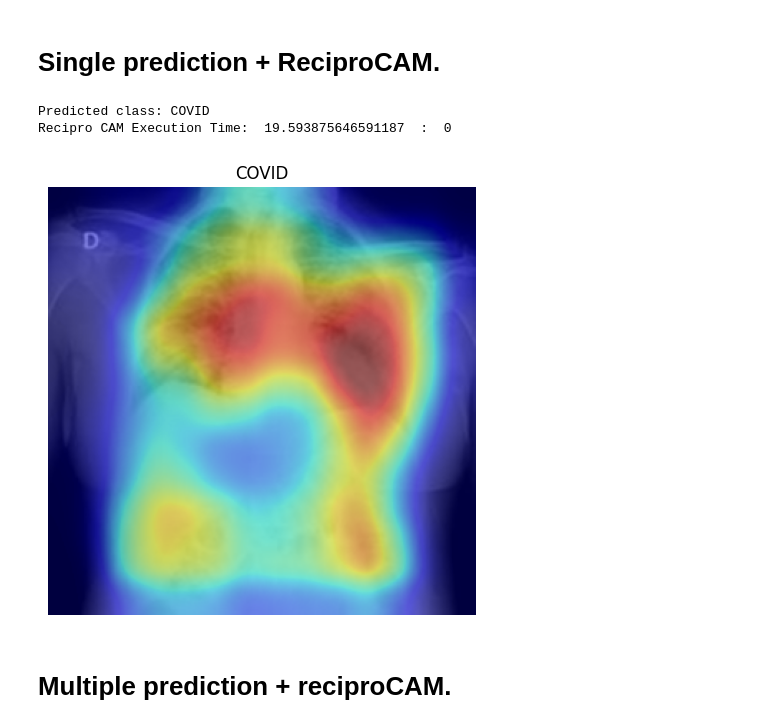
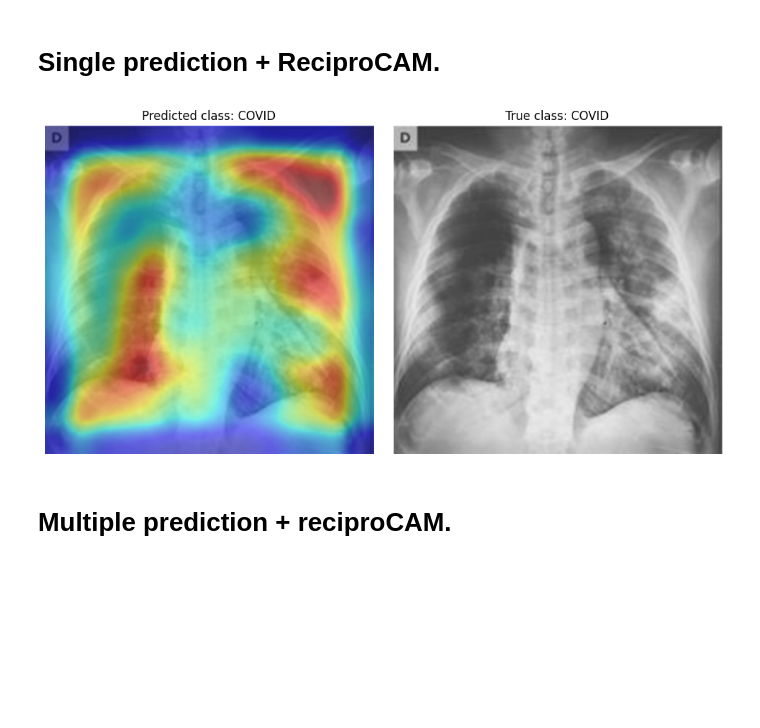
Before and after one commit to MinHius/ViT-CAM-for-Biomedical-Image-Analysis, a Jupyter notebook: ViT_reciproCAM.ipynb, the cells around one changed output. Drawn from its saved outputs; the diff is of its cells as text; code cells hidden in the pictures; blank space fills up the shorter version.

```diff
--- a/ViT_reciproCAM.ipynb
+++ b/ViT_reciproCAM.ipynb
@@ -218,44 +218,52 @@ def overlay_heatmap(img: Image.Image, mask: Image.Image, colormap: str = "jet",
 # %%
 !rm -rf /content/Dataset/.ipynb_checkpoints
 # %%
-input_file_name = '/content/Dataset/COVID/COVID-855.png'
+def ReciproCAM(original, true_class, input_tensor, img):
+  # Instantiate ViTReciproCam
+  vit_reciprocam = ViTReciproCam(model, device)
 
-test_dataset = datasets.ImageFolder("/content/Dataset")
-idx_to_class = {v: k for k, v in test_dataset.class_to_idx.items()}
+  # Get CAM and index
+  cam, class_id = vit_reciprocam(input_tensor.unsqueeze(0))
+  last_time = time.time()
+  predicted_class = idx_to_class[class_id]
+  result = overlay_heatmap(to_pil_image(img), to_pil_image(cam.detach(), mode='F'), alpha=0.5)
+
+  # Plot side by side
+  plt.figure(figsize=(10, 5))
+
+  plt.subplot(1, 2, 1)
+  plt.imshow(result)
+  plt.title(f'Predicted class: {predicted_class}')
+  plt.axis('off')
+
+  plt.subplot(1, 2, 2)
+  plt.imshow(original)
+  plt.title(f'True class: {true_class}')
+  plt.axis('off')
 
 
-normalize = transforms.Normalize(mean=[0.485, 0.456, 0.406], std=[0.229, 0.224, 0.225])
-transform = transforms.Compose([
-    transforms.Resize((224, 224)),
-    transforms.ToTensor(),
-    normalize,
-])
-
-img = Image.open(input_file_name).convert("RGB")
-input_tensor = transform(img).to(device)
-img = np.asarray(img)
-
-begin_time = time.time()
-# Instantiate ViTReciproCam
-vit_reciprocam = ViTReciproCam(model, device)
-# Get CAM and index
-cam, class_id = vit_reciprocam(input_tensor.unsqueeze(0))
-last_time = time.time()
-predicted_class = idx_to_class[class_id]
-print("Predicted class:", predicted_class)
-
-print('Recipro CAM Execution Time: ', last_time - begin_time, ' : ', class_id)
-result = overlay_heatmap(to_pil_image(img), to_pil_image(cam.detach(), mode='F'), alpha=0.5)
-
-plt.imshow(result)
-plt.title(f'{predicted_class}')
-plt.axis('off')
-plt.tight_layout()
-plt.show()
+  plt.tight_layout()
+  plt.show()
-# %% [output]
-Predicted class: COVID
-Recipro CAM Execution Time:  19.593875646591187  :  0
-[figure, removed]
+# %%
+# Import image.
+input_file_name = '/content/Dataset/COVID/COVID-160.png'
+
+test_dataset = datasets.ImageFolder("/content/Dataset")
+idx_to_class = {v: k for k, v in test_dataset.class_to_idx.items()}
+
+
+img = Image.open(input_file_name).convert("RGB")
+
+original = img.copy()
+image, label = test_dataset[0]
+true_class= idx_to_class[label]
+
+input_tensor = feature_extractor(images=img, return_tensors="pt")["pixel_values"].squeeze(0)
+img = np.asarray(img)
+
+ReciproCAM(original, true_class, input_tensor, img)
+# %% [output]
+[figure, added]
 # %%
 # COVID-855, Normal-12, Covid-8
 # %% [markdown]
```
Also changed, not shown: parts of 2 cells of this notebook.
